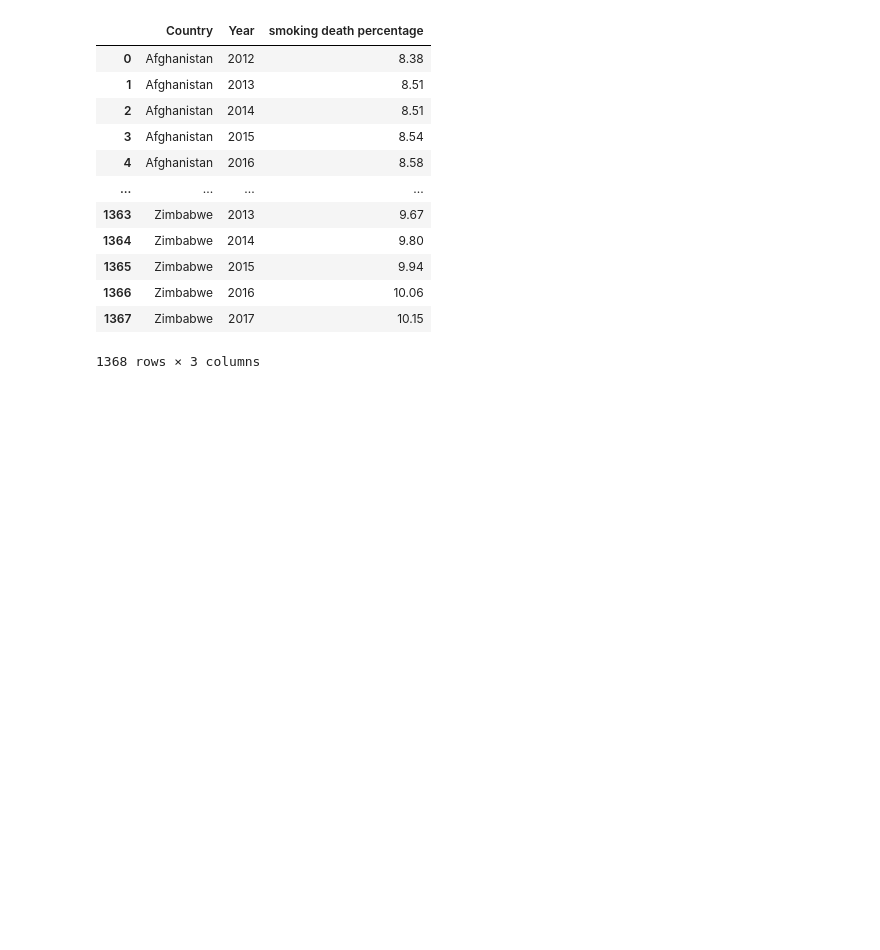
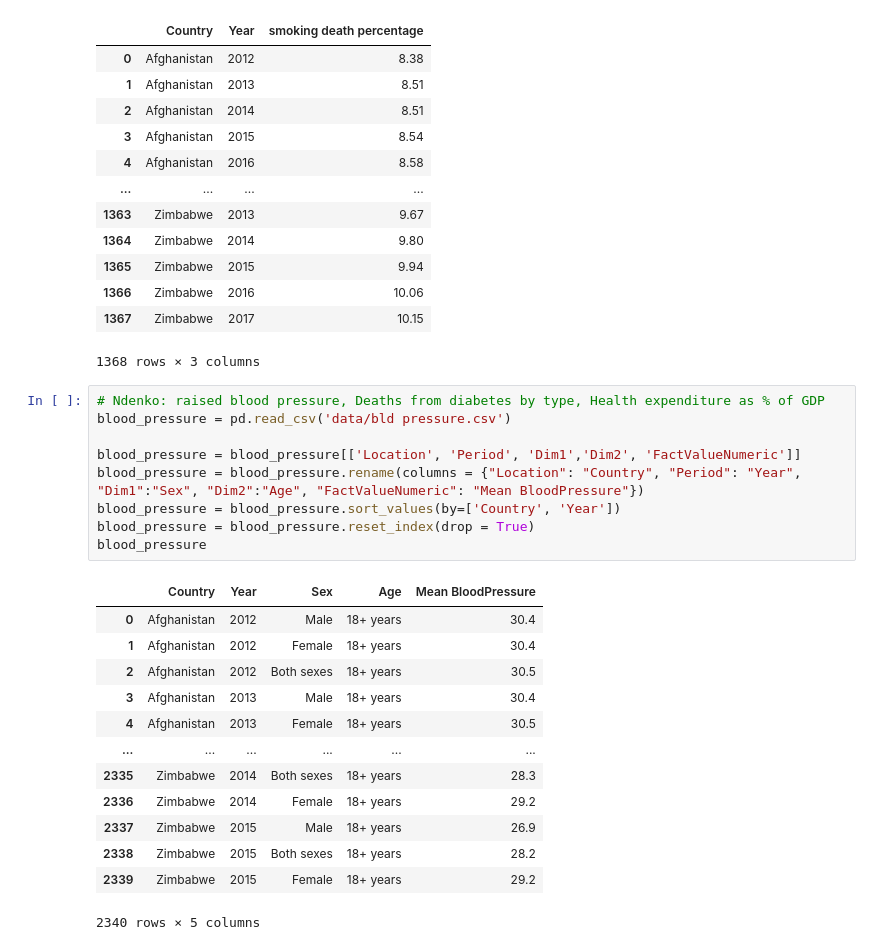
Before and after one commit to tulisamarth123/tulisamarth123.github.io, a Jupyter notebook: final_tutorial_notebook.ipynb, the cells around one changed output. Cells and saved outputs as stored; diff of their text form; blank space fills up the shorter version.

```diff
--- a/final_tutorial_notebook.ipynb
+++ b/final_tutorial_notebook.ipynb
@@ -242,3 +242,26 @@ share_deaths_smoking
 | 1366 | Zimbabwe | 2016 | 10.06 |
 | 1367 | Zimbabwe | 2017 | 10.15 |
 1368 rows × 3 columns
+# %%
+# Ndenko: raised blood pressure, Deaths from diabetes by type, Health expenditure as % of GDP
+blood_pressure = pd.read_csv('data/bld pressure.csv')
+
+blood_pressure = blood_pressure[['Location', 'Period', 'Dim1','Dim2', 'FactValueNumeric']]
+blood_pressure = blood_pressure.rename(columns = {"Location": "Country", "Period": "Year", "Dim1":"Sex", "Dim2":"Age", "FactValueNumeric": "Mean BloodPressure"})
+blood_pressure = blood_pressure.sort_values(by=['Country', 'Year'])
+blood_pressure = blood_pressure.reset_index(drop = True)
+blood_pressure
+# %% [output]
+|  | Country | Year | Sex | Age | Mean BloodPressure |
+| 0 | Afghanistan | 2012 | Male | 18+ years | 30.4 |
+| 1 | Afghanistan | 2012 | Female | 18+ years | 30.4 |
+| 2 | Afghanistan | 2012 | Both sexes | 18+ years | 30.5 |
+| 3 | Afghanistan | 2013 | Male | 18+ years | 30.4 |
+| 4 | Afghanistan | 2013 | Female | 18+ years | 30.5 |
+| ... | ... | ... | ... | ... | ... |
+| 2335 | Zimbabwe | 2014 | Both sexes | 18+ years | 28.3 |
+| 2336 | Zimbabwe | 2014 | Female | 18+ years | 29.2 |
+| 2337 | Zimbabwe | 2015 | Male | 18+ years | 26.9 |
+| 2338 | Zimbabwe | 2015 | Both sexes | 18+ years | 28.2 |
+| 2339 | Zimbabwe | 2015 | Female | 18+ years | 29.2 |
+2340 rows × 5 columns
```
Also changed, not shown: parts of 4 cells of this notebook.
